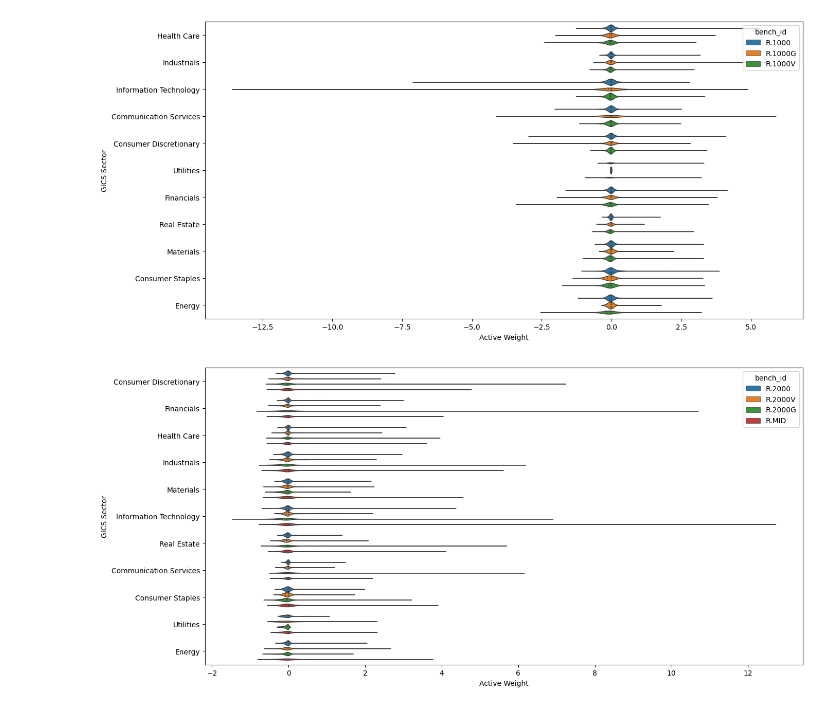
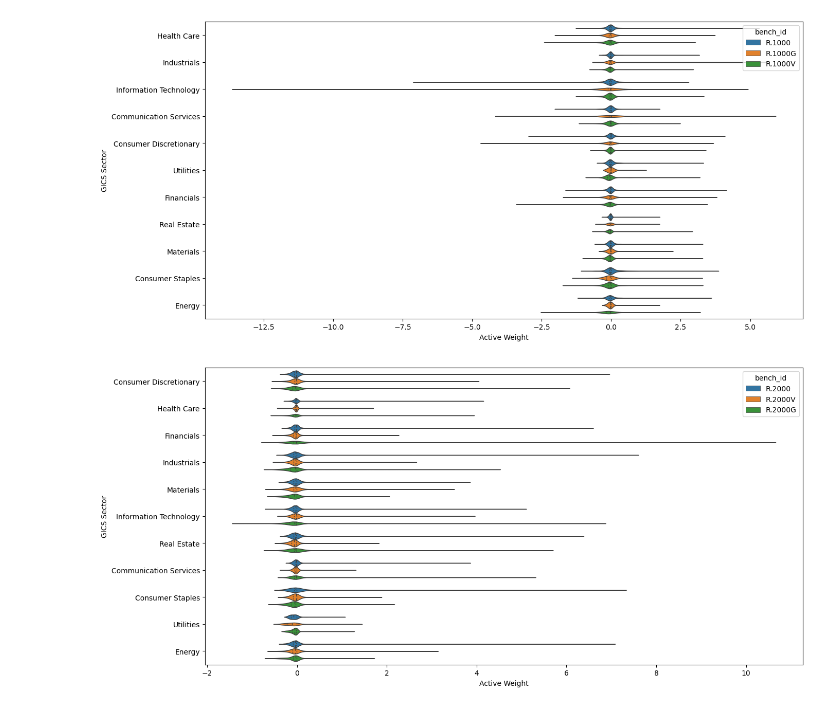
Before and after one commit to nurciuoli/FdsPy, a Jupyter notebook: analysis/Top Fund Positioning/Top Fund Positioning - Analysis.ipynb, the cells around one changed output. Saved outputs shown, nothing was run; the diff lists cells and outputs as text; code cells hidden in the pictures.

```diff
--- a/analysis/Top Fund Positioning/Top Fund Positioning - Analysis.ipynb
+++ b/analysis/Top Fund Positioning/Top Fund Positioning - Analysis.ipynb
@@ -4,7 +4,7 @@ import seaborn as sns
 import matplotlib.pyplot as plt
 import numpy as np
 
-df= pd.read_pickle('../../data/Top Fund Positioning/t10_full_universe_weights_20230731.pkl')
+df= pd.read_pickle('../../data/Top Fund Positioning/t10_full_universe_weights_20230731_v4.pkl')
 
 df.head()
 # %% [output]
@@ -95,17 +99,17 @@ sns.violinplot(data=df_rus[df_rus['GICS Sector']!='Other'].reset_index(), y="GIC
                    inner="quart", linewidth=1,orient ='h')
 plt.show()
 # %% [output]
-[figure, old version]
+[figure, new version]
 # %%
 fig, axs = plt.subplots(figsize=(15,7.5))
 
-rus_benchs = ['R.2000','R.2000V','R.2000G','R.MID']
+rus_benchs = ['R.2000','R.2000V','R.2000G']
 df_rus =df[df['bench_id'].isin(rus_benchs)]
 sns.violinplot(data=df_rus[df_rus['GICS Sector']!='Other'].reset_index(), y="GICS Sector", x="Active Weight",hue = 'bench_id',
                    inner="quart", linewidth=1,orient ='h')
 plt.show()
 # %% [output]
-[figure, old version]
+[figure, new version]
 # %%
 fig, axs = plt.subplots(figsize=(15,7.5))
 
```
Also changed, not shown: parts of 18 cells of this notebook.
